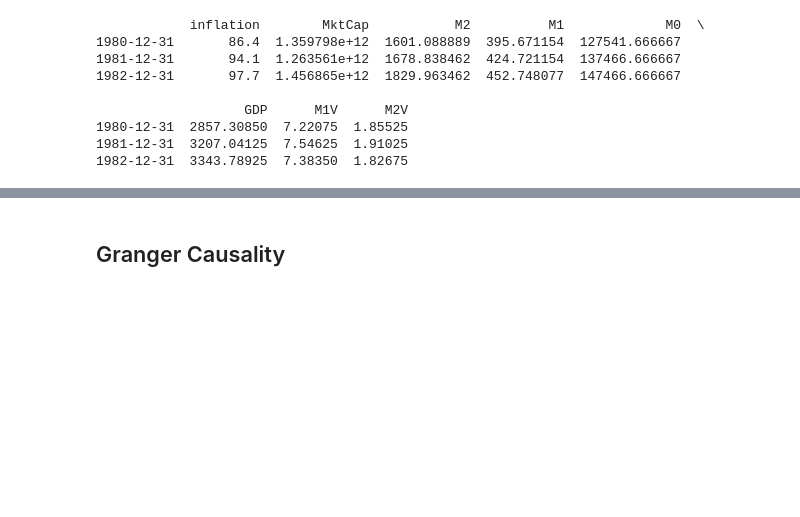
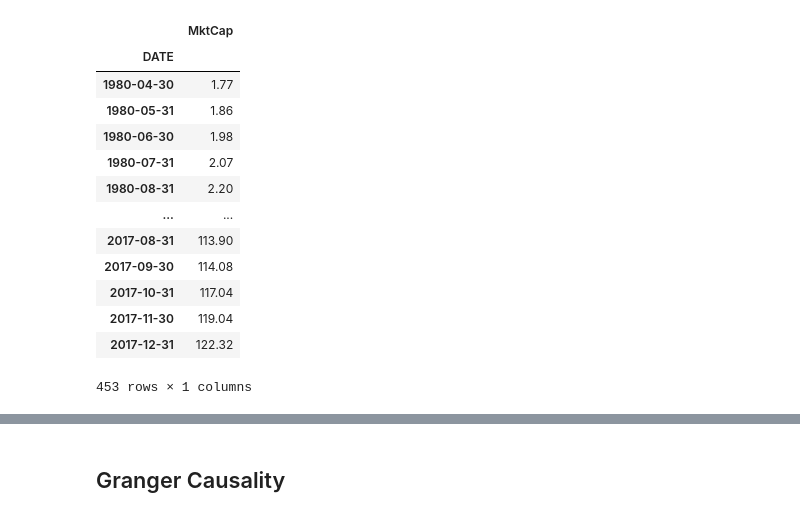
Before and after one commit to felipe-fp/corcovado, a Jupyter notebook: inflation_MktCap_analysis/inlation_analysis.ipynb, the cells around one changed output, grey strips where cells are left out. Drawn from its saved outputs; the diff is of its cells as text; code cells hidden in the pictures; blank space fills up the shorter version.

```diff
--- a/inflation_MktCap_analysis/inlation_analysis.ipynb
+++ b/inflation_MktCap_analysis/inlation_analysis.ipynb
@@ -21,4 +21,29 @@ mkt_cap = mkt_cap.T.loc['1980':'2018']
 mkt_cap.columns = ['MktCap']
 mkt_cap.index = pd.to_datetime(mkt_cap.index)
 mkt_cap['MktCap'] = mkt_cap['MktCap'].astype(float)
+# %%
+mkt_cap_wilshire = pd.read_csv('data/wilshire_marketcap_index.csv', index_col = 0)
+mkt_cap_wilshire = mkt_cap_wilshire.loc['1980':'2018']
+mkt_cap_wilshire.columns = ['MktCap']
+mkt_cap_wilshire.index = pd.to_datetime(mkt_cap_wilshire.index)
+mkt_cap_wilshire.replace('.', np.nan, inplace = True)
+mkt_cap_wilshire['MktCap'] = mkt_cap_wilshire['MktCap'].astype(float)
+
+mkt_cap_wilshire = mkt_cap_wilshire.resample('m').first()
+mkt_cap_wilshire
+# %% [output]
+|  | MktCap |
+| DATE |  |
+| 1980-04-30 | 1.77 |
+| 1980-05-31 | 1.86 |
+| 1980-06-30 | 1.98 |
+| 1980-07-31 | 2.07 |
+| 1980-08-31 | 2.20 |
+| ... | ... |
+| 2017-08-31 | 113.90 |
+| 2017-09-30 | 114.08 |
+| 2017-10-31 | 117.04 |
+| 2017-11-30 | 119.04 |
+| 2017-12-31 | 122.32 |
+453 rows × 1 columns
 # %%
@@ -51,23 +76,13 @@ inflation_data_r = inflation_data.resample('Y').last()
 # %%
-test_data = inflation_data_r.join(mkt_cap, how = 'outer')
-test_data['MktCap'] = test_data['MktCap'].fillna(method = 'ffill')
+test_data = inflation_data.join(mkt_cap_wilshire, how = 'outer')
+test_data['inflation'] = test_data['inflation'].fillna(method = 'bfill')
 test_data = test_data.dropna()
 
 test_data = test_data.join(m2_data)
 test_data = test_data.join(m1_data)
 test_data = test_data.join(m0_data)
-test_data = test_data.join(gdp_data)
+test_data = test_data.join(gdp_data, how = 'outer')
+test_data[['inflation', 'MktCap', 'M2', 'M1', 'M0']] = test_data[['inflation', 'MktCap', 'M2', 'M1', 'M0']].fillna(method = 'ffill')
+test_data.dropna(inplace = True)
 test_data = test_data.join(velocity_M1)
 test_data = test_data.join(velocity_M2)
-
-print(test_data.head(3))
-# %% [output]
-            inflation        MktCap           M2          M1             M0  \
-1980-12-31       86.4  1.359798e+12  1601.088889  395.671154  127541.666667
-1981-12-31       94.1  1.263561e+12  1678.838462  424.721154  137466.666667
-1982-12-31       97.7  1.456865e+12  1829.963462  452.748077  147466.666667
-
-                   GDP      M1V      M2V
-1980-12-31  2857.30850  7.22075  1.85525
-1981-12-31  3207.04125  7.54625  1.91025
-1982-12-31  3343.78925  7.38350  1.82675
```
Also changed, not shown: parts of 26 cells of this notebook, 3 other files.
